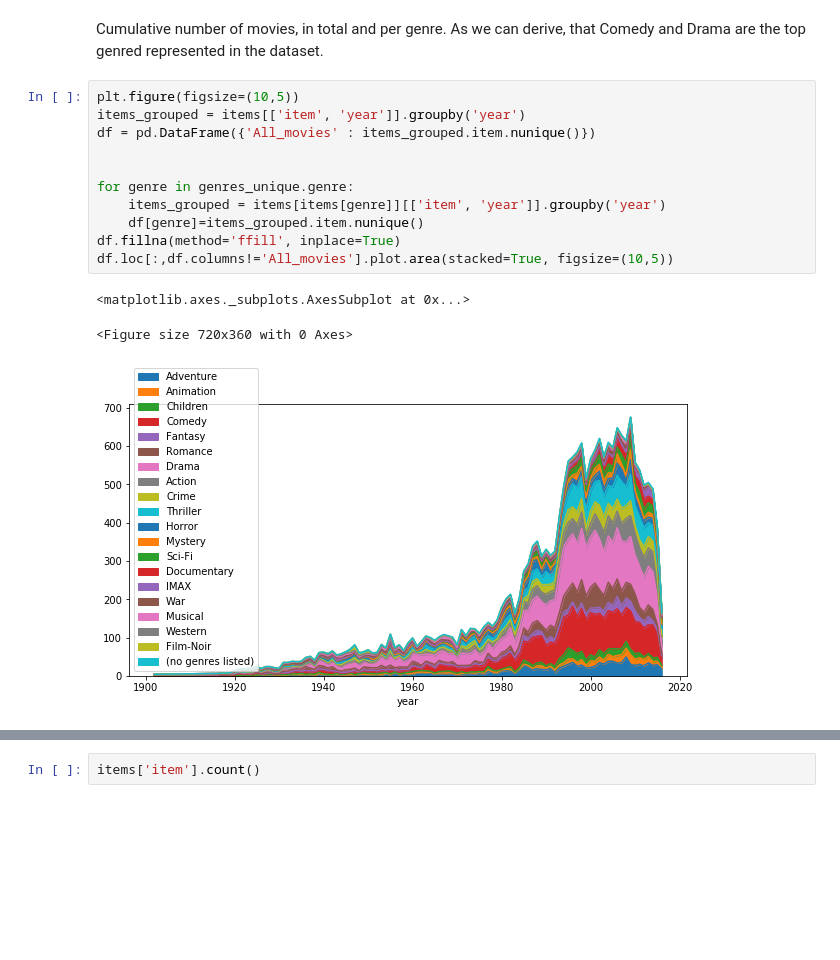
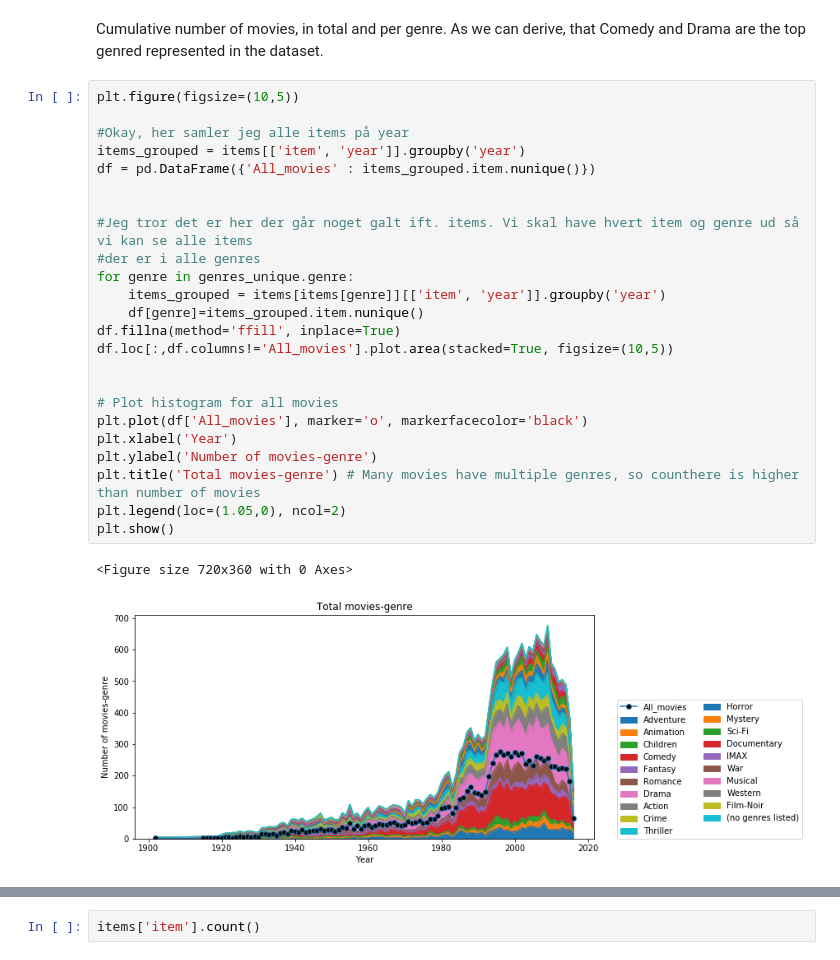
Before and after one commit to DeniseWarncke/Fair-Recommendations, a Jupyter notebook: Data Analysis, lenskit.ipynb, the cells around one changed output, grey strips where cells are left out. Saved outputs shown, nothing was run; the diff lists cells and outputs as text; blank space fills up the shorter version.

Commit message:
Data analyses to movieLens

```diff
--- a/Data Analysis, lenskit.ipynb
+++ b/Data Analysis, lenskit.ipynb
@@ -88,16 +107,28 @@ Cumulative number of movies, in total and per genre.
 As we can derive, that Comedy and Drama are the top genred represented in the dataset.
 # %%
 plt.figure(figsize=(10,5))
+
+#Okay, her samler jeg alle items på year
 items_grouped = items[['item', 'year']].groupby('year')
 df = pd.DataFrame({'All_movies' : items_grouped.item.nunique()})
 
 
+#Jeg tror det er her der går noget galt ift. items. Vi skal have hvert item og genre ud så vi kan se alle items
+#der er i alle genres
 for genre in genres_unique.genre:
     items_grouped = items[items[genre]][['item', 'year']].groupby('year')
     df[genre]=items_grouped.item.nunique()
 df.fillna(method='ffill', inplace=True)
 df.loc[:,df.columns!='All_movies'].plot.area(stacked=True, figsize=(10,5))
+
+
+# Plot histogram for all movies
+plt.plot(df['All_movies'], marker='o', markerfacecolor='black')
+plt.xlabel('Year')
+plt.ylabel('Number of movies-genre')
+plt.title('Total movies-genre') # Many movies have multiple genres, so counthere is higher than number of movies
+plt.legend(loc=(1.05,0), ncol=2)
+plt.show()
 # %% [output]
-<matplotlib.axes._subplots.AxesSubplot at 0x...>
+<Figure size 720x360 with 0 Axes>
-<Figure size 720x360 with 0 Axes>
-[figure, old version]
+[figure, new version]
```
Also changed, not shown: parts of 15 cells of this notebook.
